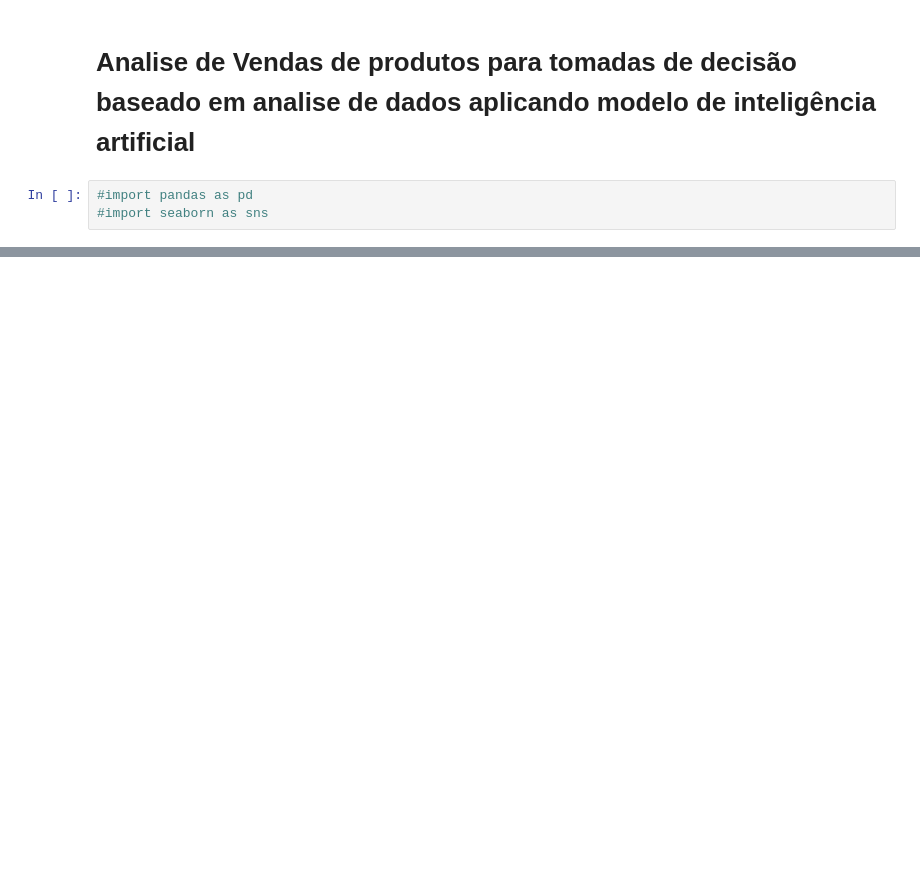
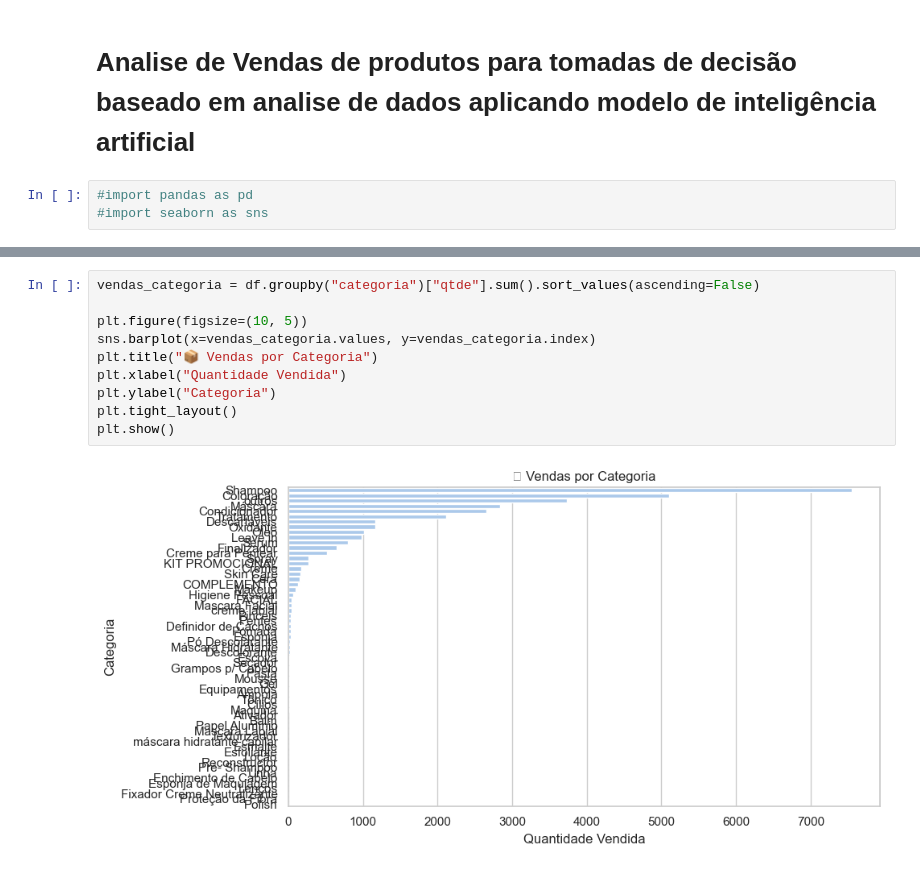
Before and after one commit to brunofluna/projeto_flask_colaborativo, a Jupyter notebook: analises/bruno/analise.ipynb, the cells around one changed output, grey strips where cells are left out. Drawn from its saved outputs; the diff is of its cells as text; blank space fills up the shorter version.

```diff
--- a/analises/bruno/analise.ipynb
+++ b/analises/bruno/analise.ipynb
@@ -63,0 +112,12 @@ memory usage: 4.7+ MB
+# %%
+vendas_categoria = df.groupby("categoria")["qtde"].sum().sort_values(ascending=False)
+
+plt.figure(figsize=(10, 5))
+sns.barplot(x=vendas_categoria.values, y=vendas_categoria.index)
+plt.title("📦 Vendas por Categoria")
+plt.xlabel("Quantidade Vendida")
+plt.ylabel("Categoria")
+plt.tight_layout()
+plt.show()
+# %% [output]
+[figure, added]
```
Also changed, not shown: parts of 23 cells of this notebook, 1 other file.
